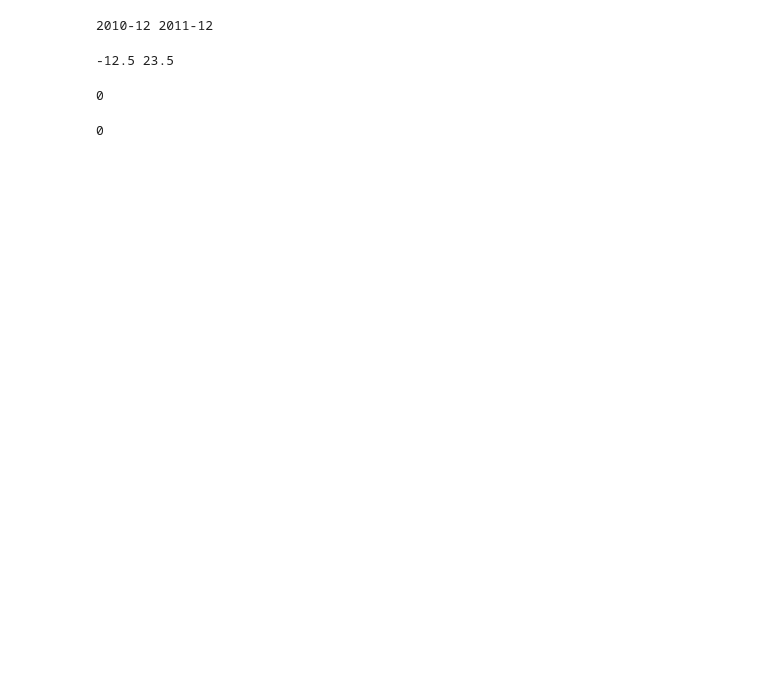
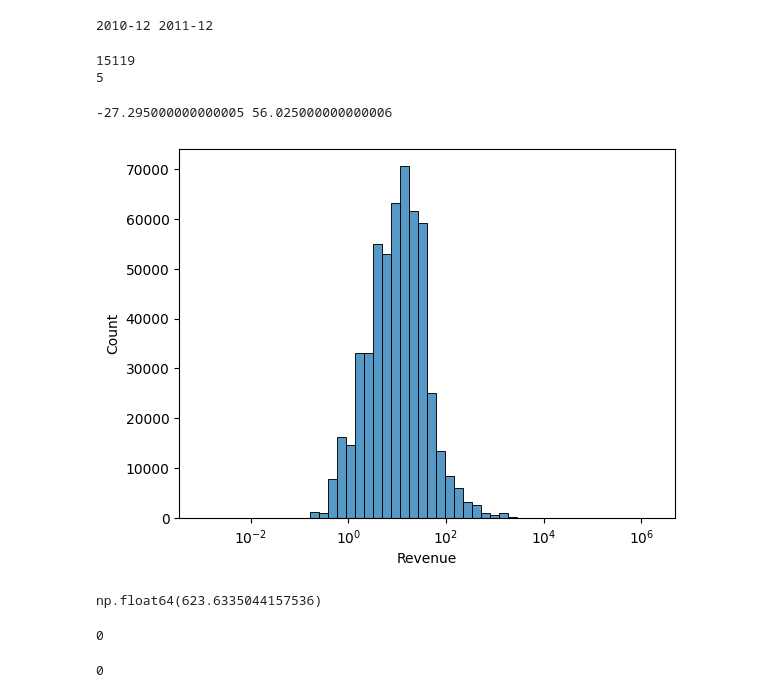
Before and after one commit to Letjoi/ONLINE_RETAIL_ANALYSIS, a Jupyter notebook: python_data_analysis.ipynb, the cells around one changed output. Saved outputs shown, nothing was run; the diff lists cells and outputs as text; code cells hidden in the pictures; blank space fills up the shorter version.

```diff
--- a/python_data_analysis.ipynb
+++ b/python_data_analysis.ipynb
@@ -52,3 +62,12 @@ df.dropna(subset= 'UnitPrice', inplace = True)
+# %%
+faulty_purchases = df_purchases[df_purchases['log_scale'].abs() > 5]
+faulty_returns = df_returns[df_returns['log_scale'].abs() > 3]
+
+print(faulty_purchases.shape[0])
+print(faulty_returns.shape[0])
+# %% [output]
+15119
+5
 # %%
 def outlier_filter(*series_1) -> tuple:
     '''Finds outlier for numerical Pandas Series of type float and int.
@@ -63,10 +82,17 @@ def outlier_filter(*series_1) -> tuple:
     return (lower_bound, upper_bound)
 
 
-q1, q2 =  outlier_filter(df.loc[lambda x: x['Quantity'] > 0, ['Quantity']])
+q1, q2 =  outlier_filter(df.loc[lambda x: x['Revenue'] > 0, ['Revenue']])
 print(q1,q2)
 # %% [output]
--12.5 23.5
+-27.295000000000005 56.025000000000006
+# %%
+sns.histplot(df_purchases.Revenue, bins = 50, log_scale= True)
+plt.show()
+df_purchases.Revenue.skew()
+# %% [output]
+[figure, added]
+np.float64(623.6335044157536)
 # %%
 def validating_false_revenue_positive():
     valid_df = df[np.logical_and(df['Quantity'] < 0, df['UnitPrice'] < 0)]
```
Also changed, not shown: parts of 6 cells of this notebook, 1 other file.
